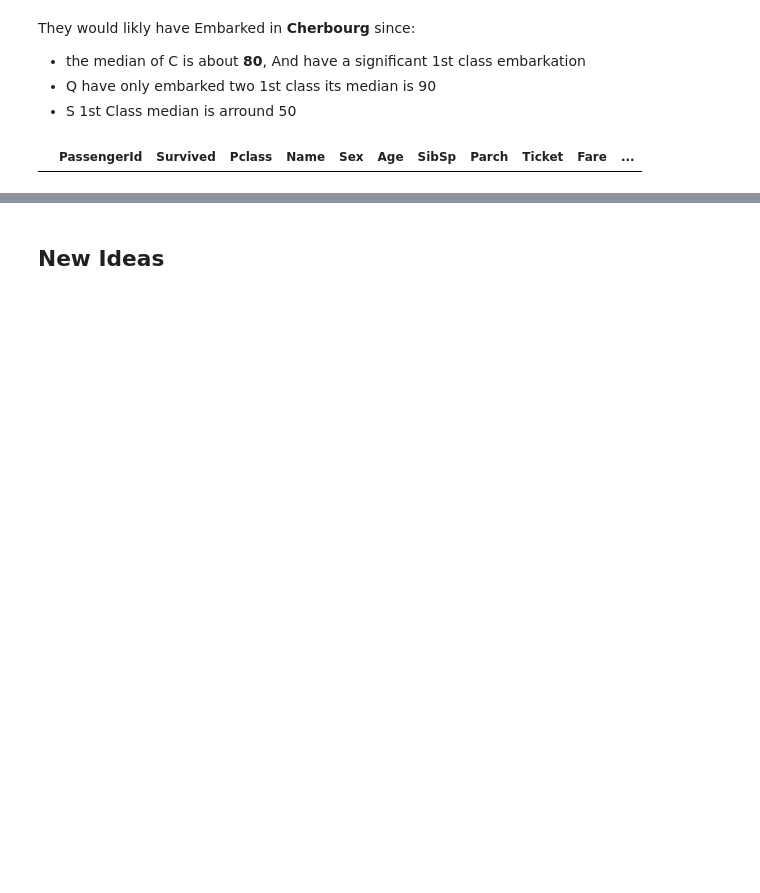
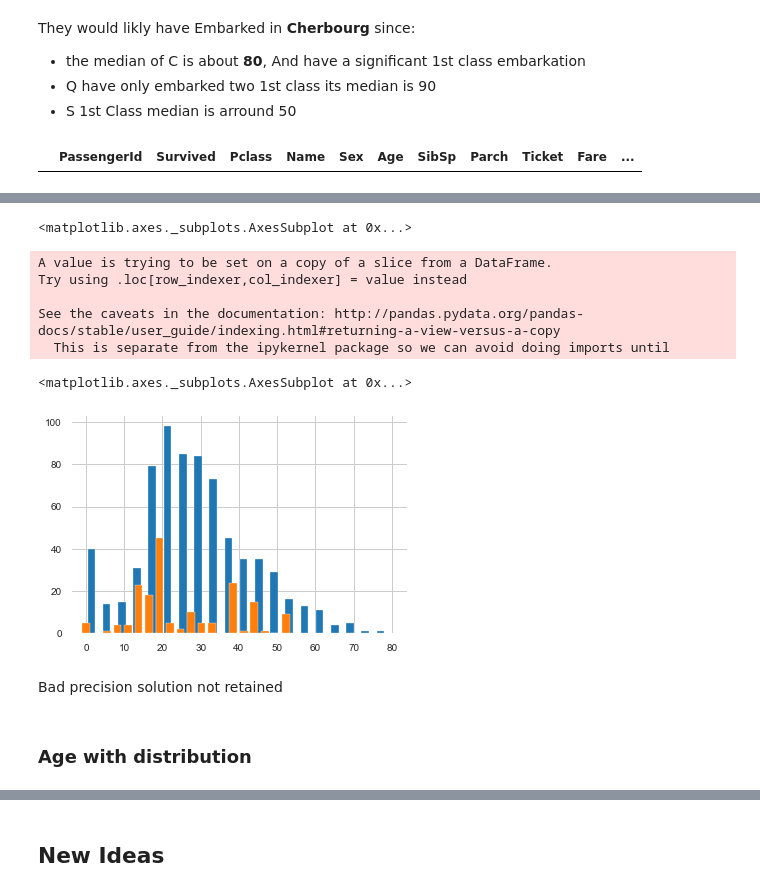
Before and after one commit to mathprovgit/kaggle-titanic, a Jupyter notebook: kaggle_Titanic.ipynb, the cells around one changed output, grey strips where cells are left out. Cells and saved outputs as stored; diff of their text form; code cells hidden in the pictures; blank space fills up the shorter version.

```diff
--- a/kaggle_Titanic.ipynb
+++ b/kaggle_Titanic.ipynb
@@ -247,13 +249,3 @@ train_df[['FamilySize','Survived']].groupby('FamilySize',as_index=True).mean().s
 | 7 | 0.333333 |
 | 8 | 0 |
 | 11 | 0 |
-# %%
-for df in combo:
-    df['FamilySize'] = df['FamilySize'].replace(6,5)
-    df['FamilySize'] = df['FamilySize'].replace(7,5)
-    df['FamilySize'] = df['FamilySize'].replace(8,5)
-    df['FamilySize'] = df['FamilySize'].replace(9,5)
-    df['FamilySize'] = df['FamilySize'].replace(10,5)
-    df['FamilySize'] = df['FamilySize'].replace(11,5)
-
-train_df[['FamilySize','Survived']].groupby('FamilySize',as_index=True).mean().sort_values('FamilySize',ascending=True).style.background_gradient(cmap='Reds')
@@ -267,0 +252,7 @@ train_df[['FamilySize','Survived']].groupby('FamilySize',as_index=True).mean().s
+# %%
+#title_mapping = {1: "alone",2: "small" ,3:"small",4: "medium",5: "Large",6:"Large",7:"Large",8:"Large",9:"Large",10:"Large",11: "Large"}
+title_mapping = {1: "alone",2: "family" ,3:"family",4: "family",5: "family",6:"family",7:"family",8:"family",9:"family",10:"family",11: "family"}
+
+for df in combo:
+    df['FamilySize'] = df['FamilySize'].map(title_mapping)
+train_df[['FamilySize','Survived']].groupby('FamilySize',as_index=True).mean().sort_values('Survived',ascending=True).style.background_gradient(cmap='Reds')
@@ -287,6 +283,10 @@ test_df.loc[test_df.Fare.isna(),'Fare']=median_train
 test_df.loc[test_df.Fare.isna()]['Fare'].sum()
 # %% [output]
 0.0
+# %%
+#convert float to int
+for df in combo:
+    df['Fare'] = df['Fare'].astype(int)
 # %% [markdown]
 ## Embarked
 # %% [markdown]
@@ -340,0 +383,18 @@ train_df.loc[train_df.Embarked.isna()]
+# %%
+#check
+train_df.Age.hist(bins=20,width=2)
+test['Age']=predictions
+test.Age.hist(bins=20,width=-2)
+# %% [output]
+<matplotlib.axes._subplots.AxesSubplot at 0x...>
+A value is trying to be set on a copy of a slice from a DataFrame.
+Try using .loc[row_indexer,col_indexer] = value instead
+
+See the caveats in the documentation: http://pandas.pydata.org/pandas-docs/stable/user_guide/indexing.html#returning-a-view-versus-a-copy
+  This is separate from the ipykernel package so we can avoid doing imports until
+<matplotlib.axes._subplots.AxesSubplot at 0x...>
+[figure, added]
+# %% [markdown]
+Bad precision solution not retained
+# %% [markdown]
+### Age with distribution
```
Also changed, not shown: parts of 38 cells of this notebook, 1 other file.
